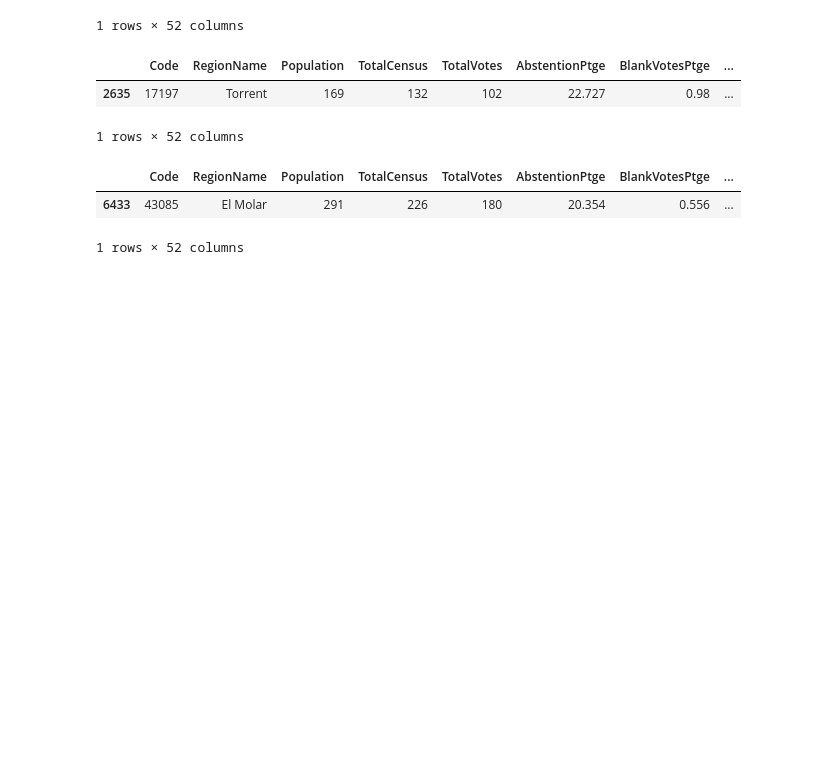
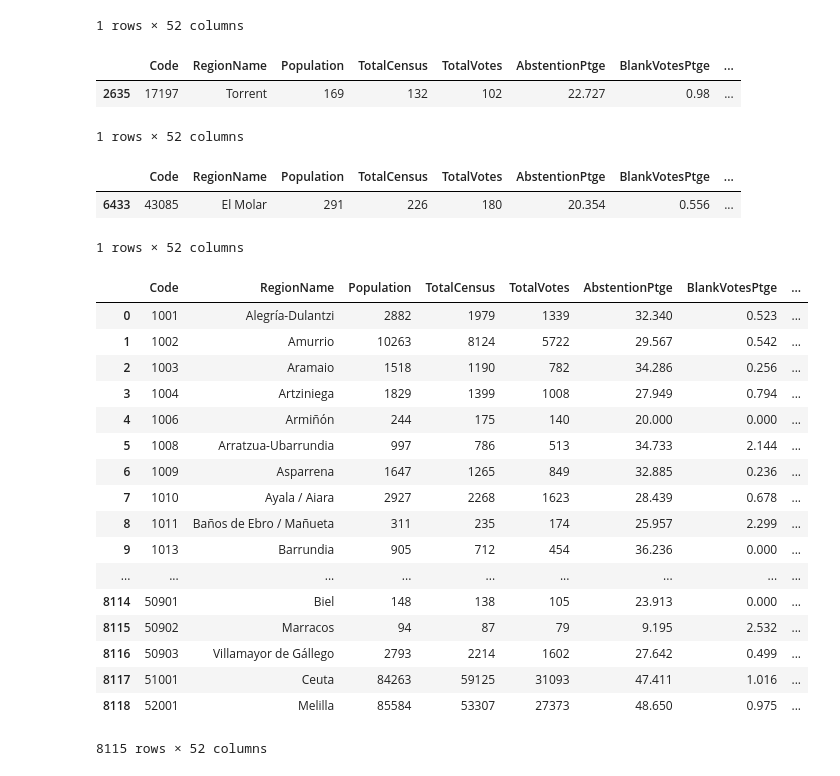
Before and after one commit to albertoabreu91/Spain_congress_project, a Jupyter notebook: your_code/data_wrangling.ipynb, the cells around one changed output. Saved outputs shown, nothing was run; the diff lists cells and outputs as text; code cells hidden in the pictures; blank space fills up the shorter version.

```diff
--- a/your_code/data_wrangling.ipynb
+++ b/your_code/data_wrangling.ipynb
@@ -177,3 +177,24 @@ final_spanish_regions[final_spanish_regions['RegionName'] == 'El Molar']
 # Saving the new table to a csv file
 # %%
 final_spanish_regions.to_csv('final_spanish_regions.csv')
+# %%
+final_spanish_regions
+# %% [output]
+|  | Code | RegionName | Population | TotalCensus | TotalVotes | AbstentionPtge | BlankVotesPtge | ... |
+| 0 | 1001 | Alegría-Dulantzi | 2882 | 1979 | 1339 | 32.340 | 0.523 | ... |
+| 1 | 1002 | Amurrio | 10263 | 8124 | 5722 | 29.567 | 0.542 | ... |
+| 2 | 1003 | Aramaio | 1518 | 1190 | 782 | 34.286 | 0.256 | ... |
+| 3 | 1004 | Artziniega | 1829 | 1399 | 1008 | 27.949 | 0.794 | ... |
+| 4 | 1006 | Armiñón | 244 | 175 | 140 | 20.000 | 0.000 | ... |
+| 5 | 1008 | Arratzua-Ubarrundia | 997 | 786 | 513 | 34.733 | 2.144 | ... |
+| 6 | 1009 | Asparrena | 1647 | 1265 | 849 | 32.885 | 0.236 | ... |
+| 7 | 1010 | Ayala / Aiara | 2927 | 2268 | 1623 | 28.439 | 0.678 | ... |
+| 8 | 1011 | Baños de Ebro / Mañueta | 311 | 235 | 174 | 25.957 | 2.299 | ... |
+| 9 | 1013 | Barrundia | 905 | 712 | 454 | 36.236 | 0.000 | ... |
+| ... | ... | ... | ... | ... | ... | ... | ... | ... |
+| 8114 | 50901 | Biel | 148 | 138 | 105 | 23.913 | 0.000 | ... |
+| 8115 | 50902 | Marracos | 94 | 87 | 79 | 9.195 | 2.532 | ... |
+| 8116 | 50903 | Villamayor de Gállego | 2793 | 2214 | 1602 | 27.642 | 0.499 | ... |
+| 8117 | 51001 | Ceuta | 84263 | 59125 | 31093 | 47.411 | 1.016 | ... |
+| 8118 | 52001 | Melilla | 85584 | 53307 | 27373 | 48.650 | 0.975 | ... |
+8115 rows × 52 columns
```
Also changed, not shown: parts of 1 cell of this notebook, 1 other file.
